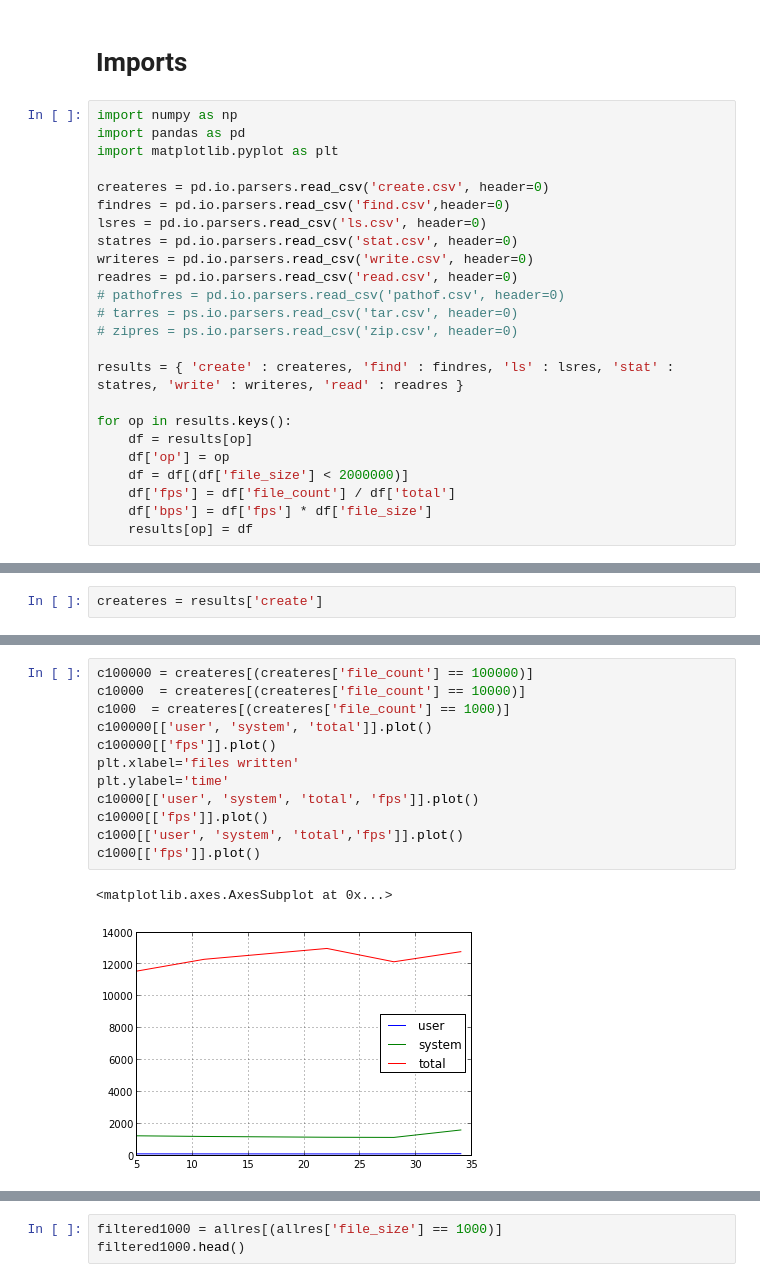
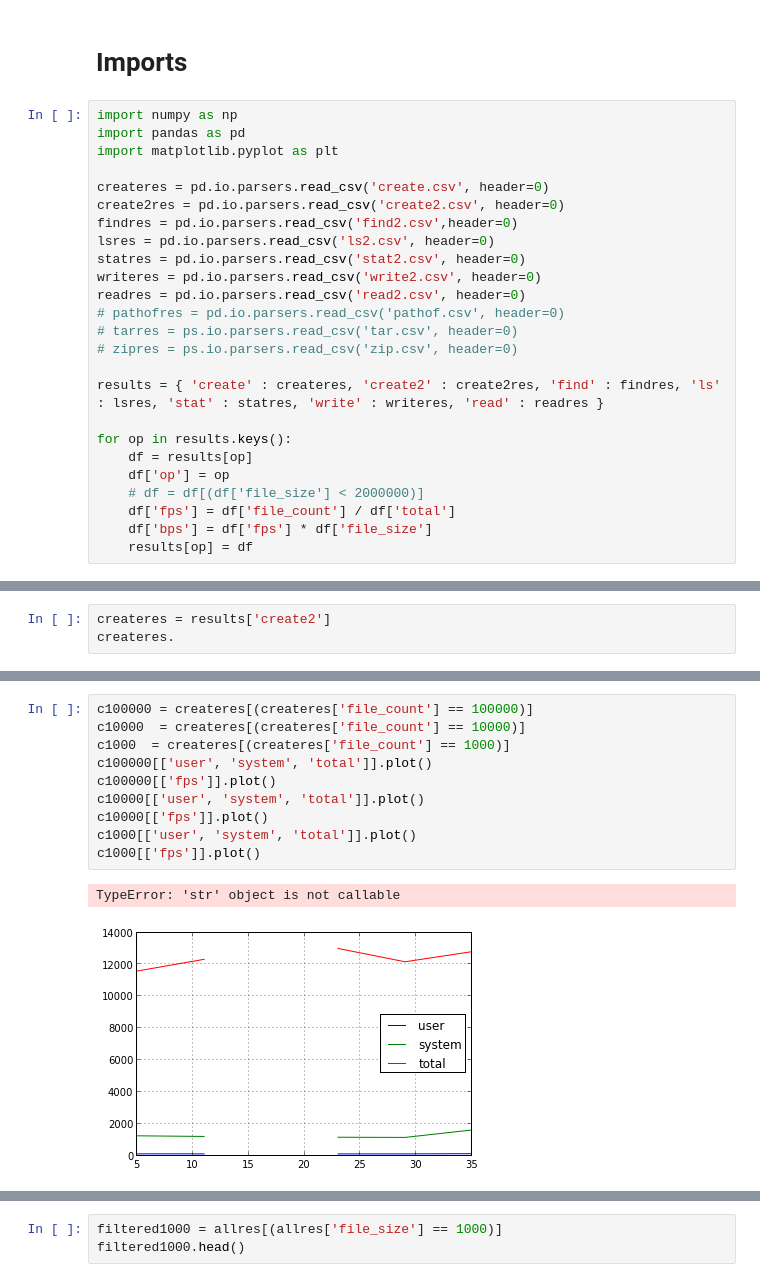
Before and after one commit to svemeyer/SmallFiles, a Jupyter notebook: src/ipy/SmallFiles.ipynb, the cells around one changed output, grey strips where cells are left out. Drawn from its saved outputs; the diff is of its cells as text.

```diff
--- a/src/ipy/SmallFiles.ipynb
+++ b/src/ipy/SmallFiles.ipynb
@@ -764,21 +764,22 @@ import pandas as pd
 import matplotlib.pyplot as plt
 
 createres = pd.io.parsers.read_csv('create.csv', header=0)
-findres = pd.io.parsers.read_csv('find.csv',header=0)
-lsres = pd.io.parsers.read_csv('ls.csv', header=0)
-statres = pd.io.parsers.read_csv('stat.csv', header=0)
-writeres = pd.io.parsers.read_csv('write.csv', header=0)
-readres = pd.io.parsers.read_csv('read.csv', header=0)
+create2res = pd.io.parsers.read_csv('create2.csv', header=0)
+findres = pd.io.parsers.read_csv('find2.csv',header=0)
+lsres = pd.io.parsers.read_csv('ls2.csv', header=0)
+statres = pd.io.parsers.read_csv('stat2.csv', header=0)
+writeres = pd.io.parsers.read_csv('write2.csv', header=0)
+readres = pd.io.parsers.read_csv('read2.csv', header=0)
 # pathofres = pd.io.parsers.read_csv('pathof.csv', header=0)
 # tarres = ps.io.parsers.read_csv('tar.csv', header=0)
 # zipres = ps.io.parsers.read_csv('zip.csv', header=0)
 
-results = { 'create' : createres, 'find' : findres, 'ls' : lsres, 'stat' : statres, 'write' : writeres, 'read' : readres }
+results = { 'create' : createres, 'create2' : create2res, 'find' : findres, 'ls' : lsres, 'stat' : statres, 'write' : writeres, 'read' : readres }
 
 for op in results.keys():
     df = results[op]
     df['op'] = op
-    df = df[(df['file_size'] < 2000000)]
+    # df = df[(df['file_size'] < 2000000)]
     df['fps'] = df['file_count'] / df['total']
     df['bps'] = df['fps'] * df['file_size']
     results[op] = df
@@ -795,2 +821,3 @@ allres.head()
 # %%
-createres = results['create']
+createres = results['create2']
+createres.
@@ -797,15 +842,13 @@ createres = results['create']
 # %%
 c100000 = createres[(createres['file_count'] == 100000)]
 c10000  = createres[(createres['file_count'] == 10000)]
 c1000  = createres[(createres['file_count'] == 1000)]
 c100000[['user', 'system', 'total']].plot()
 c100000[['fps']].plot()
-plt.xlabel='files written'
-plt.ylabel='time'
-c10000[['user', 'system', 'total', 'fps']].plot()
+c10000[['user', 'system', 'total']].plot()
 c10000[['fps']].plot()
-c1000[['user', 'system', 'total','fps']].plot()
+c1000[['user', 'system', 'total']].plot()
 c1000[['fps']].plot()
 # %% [output]
-<matplotlib.axes.AxesSubplot at 0x...>
+TypeError: 'str' object is not callable
-[figure, old version]
+[figure, new version]
```
Also changed, not shown: parts of 6 cells of this notebook, 8 other files.
